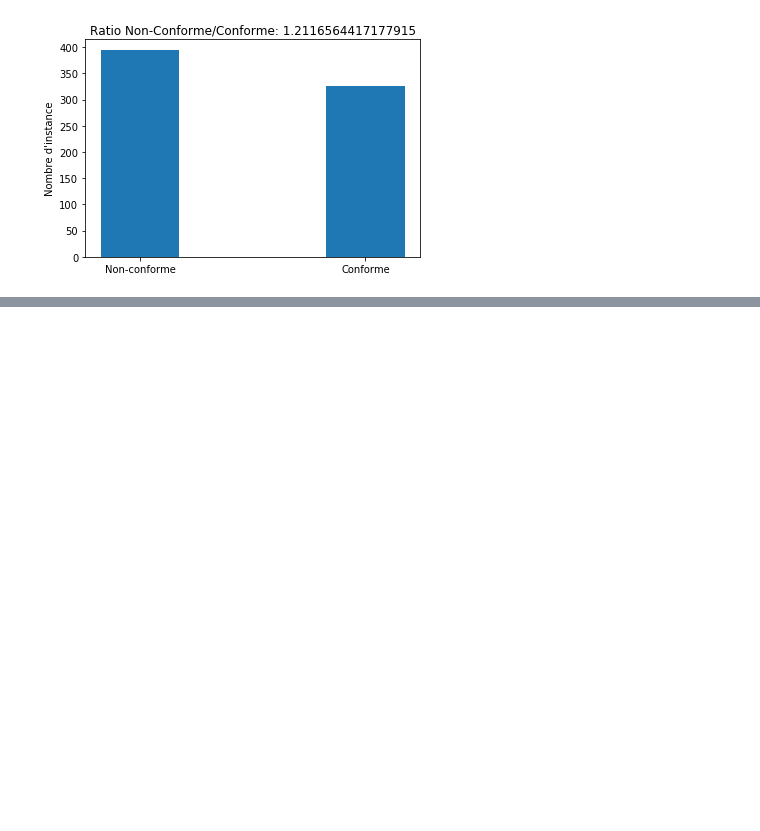
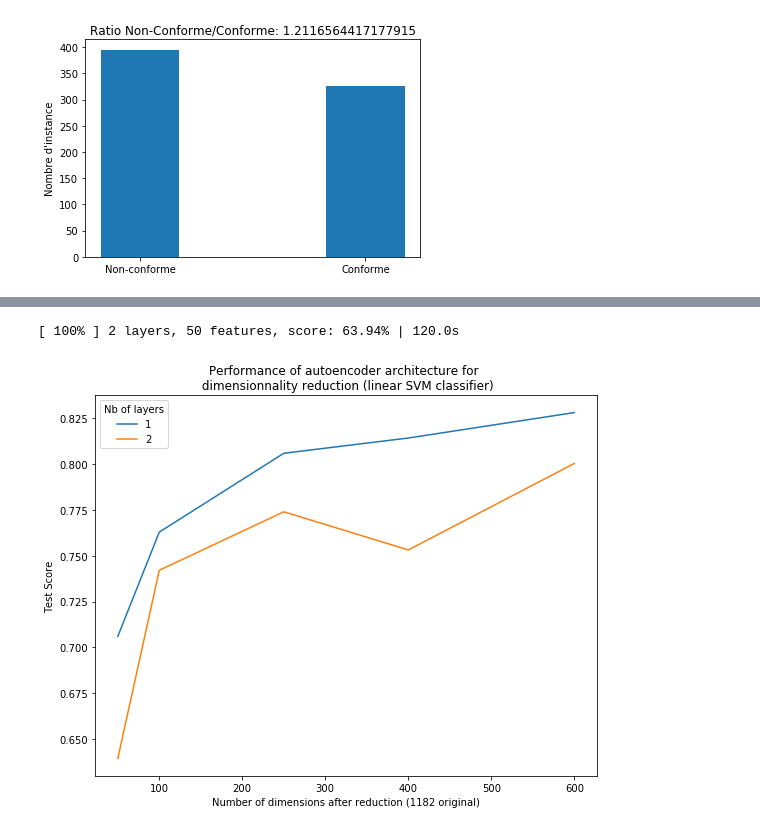
Before and after one commit to benjaminMatteJean/Projet4101, a Jupyter notebook: Clustering.ipynb, the cells around one changed output, grey strips where cells are left out. Drawn from its saved outputs; the diff is of its cells as text; code cells hidden in the pictures; blank space fills up the shorter version.

```diff
--- a/Clustering.ipynb
+++ b/Clustering.ipynb
@@ -317,3 +336,54 @@ Score on 400 dimensions: 0.768377253814147
+# %%
+# Test effect of number of k reduced dimensions
+# and network depth
+start_time = time.time()
+
+# Input_dimensions length
+input_d = numpy.shape(smaller_unlabeled)[1]
+
+K = [600, 400, 250, 100, 50]
+L = [1, 2]
+
+step = 1/(len(K)*len(L))
+
+for i, l in enumerate(L):
+    scores = []
+    for j, k in enumerate(K):
+        encoder = Encoder(dimensions=input_d,
+                            k_features=k,
+                            nb_layers=l)
+
+        # train on unlabeled data
+        pretrainAutoEncoder(encoder, nb_epoch=10, verbose=False)
+
+
+        # Reduce dimensions on inputs
+        encoder.eval()
+        X_train_reduced = encoder(X_train_tensor).detach().numpy()
+        X_test_reduced = encoder(X_test_tensor).detach().numpy()
+
+        # Train Linear SVM
+        clf = LinearSVC()
+        clf.fit(X_train_reduced, y_train)
+
+        # Calculate validation performance
+        score = clf.score(X_test_reduced, y_test)
+        scores.append(score)
+
+        # Display progress
+        progress = 100*((step*(i)*len(K))+(step*(j+1)))
+        print(f'[ {progress:.0f}% ] {l} layers, {k} features, score: {(100*score):.2f}% | {(time.time()-start_time):.1f}s \t', end='\r')
+
+    pyplot.plot(K, scores, label=f'{l}')
+
+pyplot.title(f'Performance of autoencoder architecture for \n dimensionnality reduction (linear SVM classifier)')
+pyplot.ylabel('Test Score')
+pyplot.xlabel(f'Number of dimensions after reduction ({input_d} original)')
+pyplot.legend(title="Nb of layers")
+pyplot.show()
+# %% [output]
+[ 100% ] 2 layers, 50 features, score: 63.94% | 120.0s
+[figure, added]
 # %%
 # Test effect of number of k reduced dimensions
 # and network depth
```
Also changed, not shown: parts of 6 cells of this notebook.
